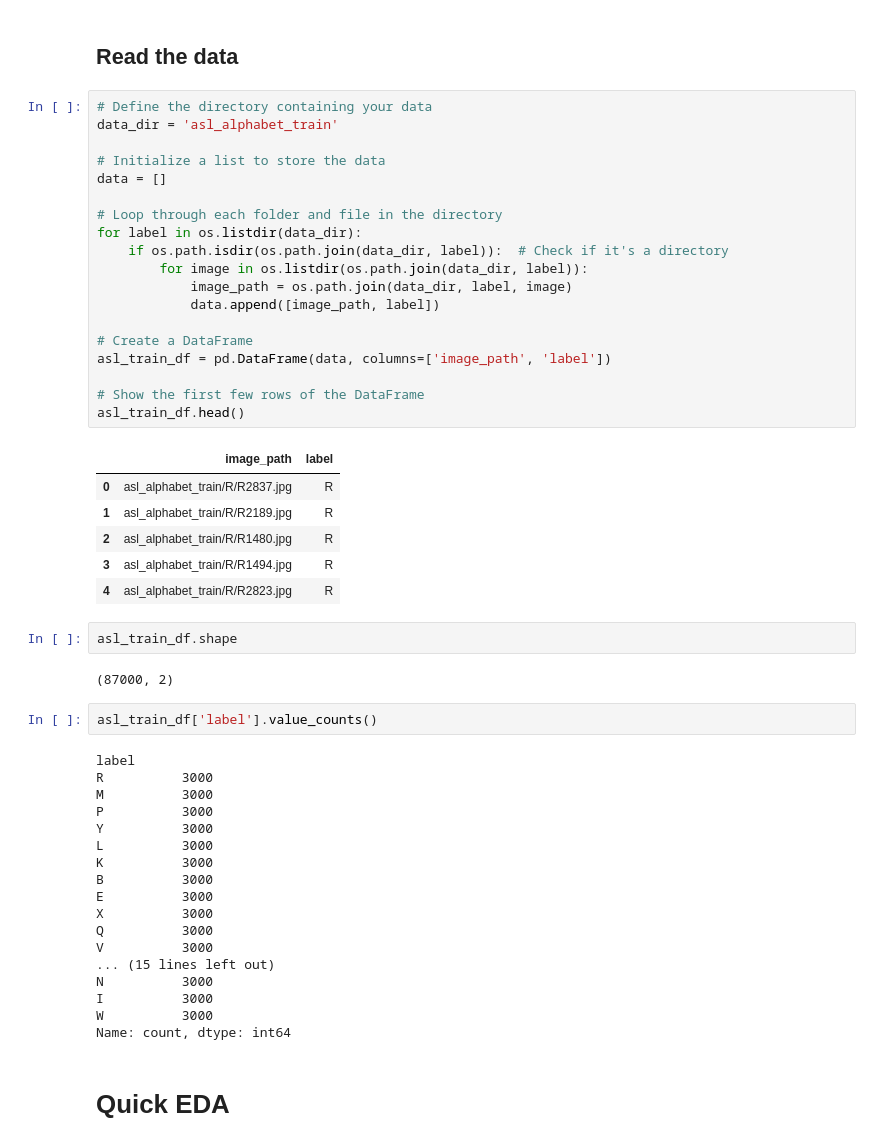
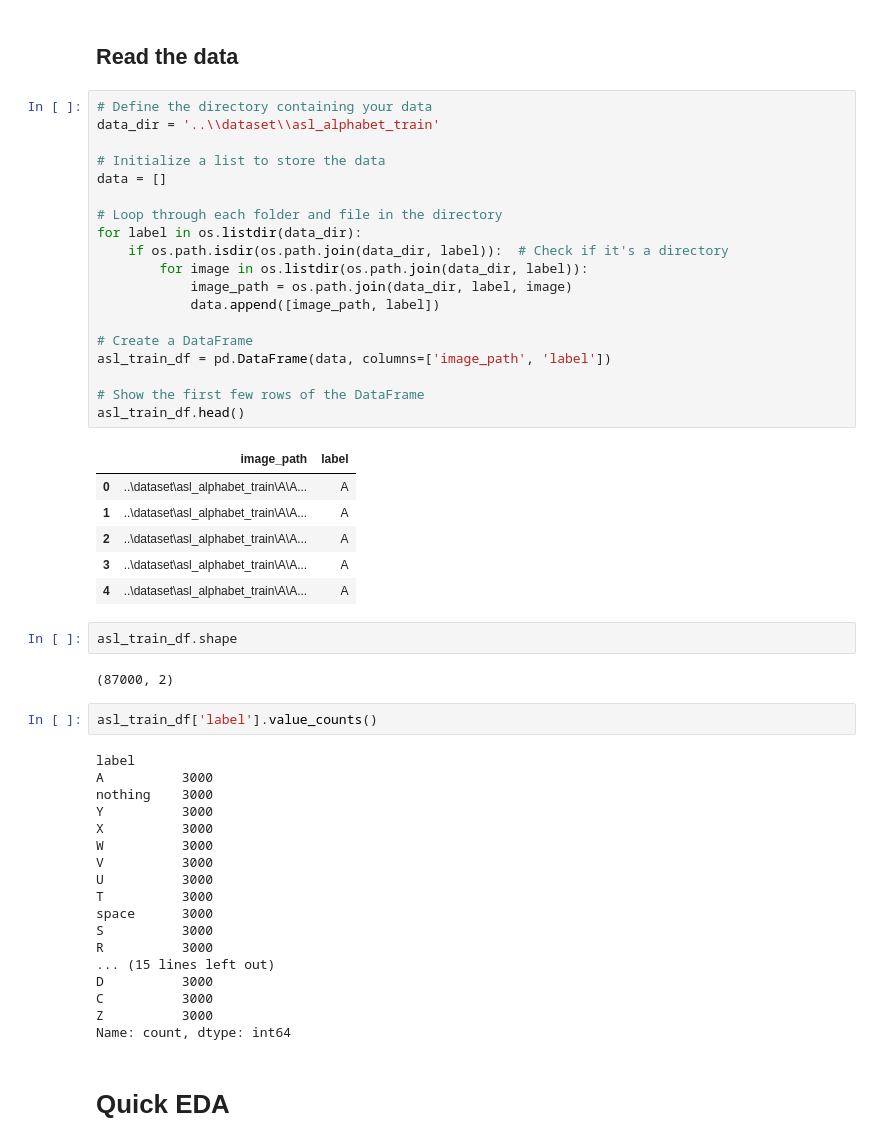
Before and after one commit to Lyfae/AAI-590-Capstone, a Jupyter notebook: ASL/CNN_ASL_EDA.ipynb, the cells around one changed output. Drawn from its saved outputs; the diff is of its cells as text.

```diff
--- a/ASL/CNN_ASL_EDA.ipynb
+++ b/ASL/CNN_ASL_EDA.ipynb
@@ -16,30 +16,30 @@ import os
 ## Read the data
 # %%
 # Define the directory containing your data
-data_dir = 'asl_alphabet_train'
+data_dir = '..\\dataset\\asl_alphabet_train'
 
 # Initialize a list to store the data
 data = []
 
 # Loop through each folder and file in the directory
 for label in os.listdir(data_dir):
     if os.path.isdir(os.path.join(data_dir, label)):  # Check if it's a directory
         for image in os.listdir(os.path.join(data_dir, label)):
             image_path = os.path.join(data_dir, label, image)
             data.append([image_path, label])
 
 # Create a DataFrame
 asl_train_df = pd.DataFrame(data, columns=['image_path', 'label'])
 
 # Show the first few rows of the DataFrame
 asl_train_df.head()
 # %% [output]
 |  | image_path | label |
-| 0 | asl_alphabet_train/R/R2837.jpg | R |
-| 1 | asl_alphabet_train/R/R2189.jpg | R |
-| 2 | asl_alphabet_train/R/R1480.jpg | R |
-| 3 | asl_alphabet_train/R/R1494.jpg | R |
-| 4 | asl_alphabet_train/R/R2823.jpg | R |
+| 0 | ..\dataset\asl_alphabet_train\A\A... | A |
+| 1 | ..\dataset\asl_alphabet_train\A\A... | A |
+| 2 | ..\dataset\asl_alphabet_train\A\A... | A |
+| 3 | ..\dataset\asl_alphabet_train\A\A... | A |
+| 4 | ..\dataset\asl_alphabet_train\A\A... | A |
 # %%
 asl_train_df.shape
 # %% [output]
@@ -48,21 +48,21 @@ asl_train_df.shape
 asl_train_df['label'].value_counts()
 # %% [output]
 label
+A          3000
+nothing    3000
+Y          3000
+X          3000
+W          3000
+V          3000
+U          3000
+T          3000
+space      3000
+S          3000
 R          3000
-M          3000
-P          3000
-Y          3000
-L          3000
-K          3000
-B          3000
-E          3000
-X          3000
-Q          3000
-V          3000
 ... (15 lines left out)
-N          3000
-I          3000
-W          3000
+D          3000
+C          3000
+Z          3000
 Name: count, dtype: int64
 # %% [markdown]
 # Quick EDA
```
Also changed, not shown: parts of 6 cells of this notebook, 1 other file.
